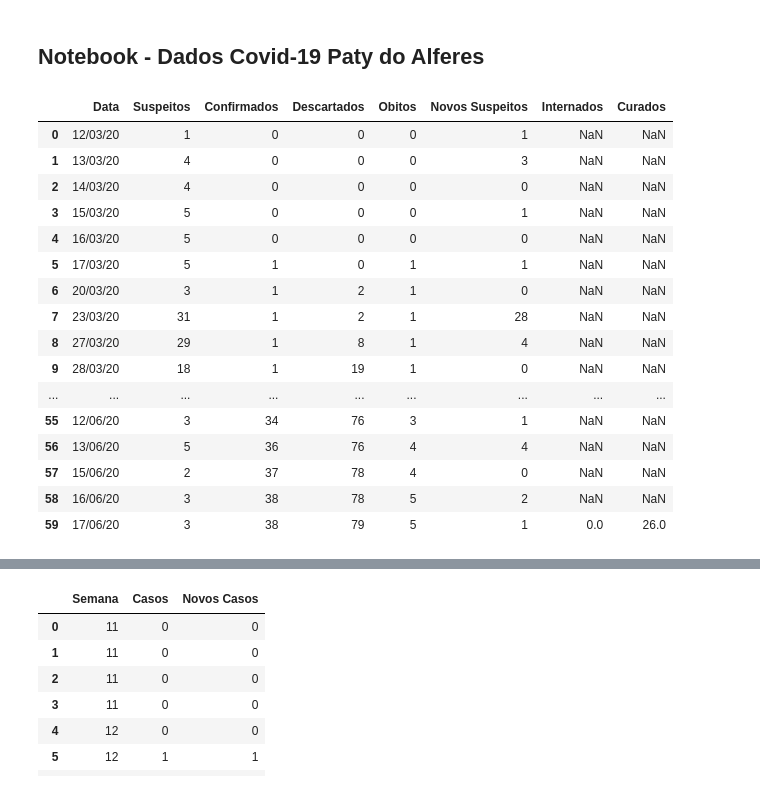
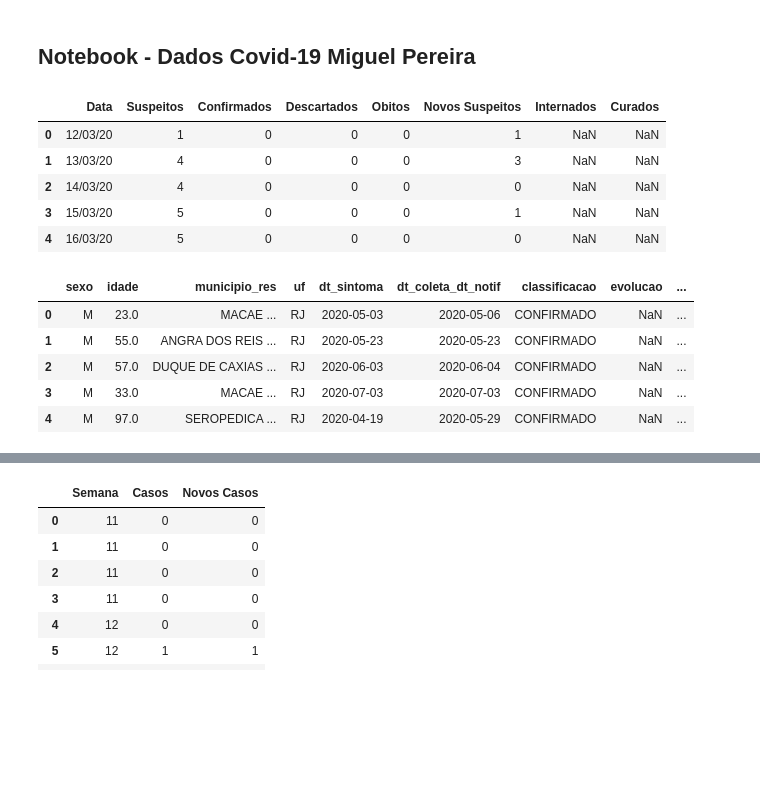
Before and after one commit to fpgdesa/CovidDashboard, a Jupyter notebook: dashboard/Notebook/Dados_Miguel.ipynb, the cells around one changed output, grey strips where cells are left out. Cells and saved outputs as stored; diff of their text form; code cells hidden in the pictures; blank space fills up the shorter version.

```diff
--- a/dashboard/Notebook/Dados_Miguel.ipynb
+++ b/dashboard/Notebook/Dados_Miguel.ipynb
@@ -1,4 +1,4 @@
 # %% [markdown]
-## Notebook - Dados Covid-19 Paty do Alferes
+## Notebook - Dados Covid-19 Miguel Pereira
 # %%
 import pandas as pd
@@ -10,24 +11,13 @@ from datetime import datetime,timedelta
 
 py.init_notebook_mode(connected=True)
 # %%
-data = pd.read_csv('../../Dados_miguel.csv')
+data = pd.read_csv('../../../Dados_miguel.csv')
 # %%
-data
+data.head()
 # %% [output]
 |  | Data | Suspeitos | Confirmados | Descartados | Obitos | Novos Suspeitos | Internados | Curados |
 | 0 | 12/03/20 | 1 | 0 | 0 | 0 | 1 | NaN | NaN |
 | 1 | 13/03/20 | 4 | 0 | 0 | 0 | 3 | NaN | NaN |
 | 2 | 14/03/20 | 4 | 0 | 0 | 0 | 0 | NaN | NaN |
 | 3 | 15/03/20 | 5 | 0 | 0 | 0 | 1 | NaN | NaN |
 | 4 | 16/03/20 | 5 | 0 | 0 | 0 | 0 | NaN | NaN |
-| 5 | 17/03/20 | 5 | 1 | 0 | 1 | 1 | NaN | NaN |
-| 6 | 20/03/20 | 3 | 1 | 2 | 1 | 0 | NaN | NaN |
-| 7 | 23/03/20 | 31 | 1 | 2 | 1 | 28 | NaN | NaN |
-| 8 | 27/03/20 | 29 | 1 | 8 | 1 | 4 | NaN | NaN |
-| 9 | 28/03/20 | 18 | 1 | 19 | 1 | 0 | NaN | NaN |
-| ... | ... | ... | ... | ... | ... | ... | ... | ... |
-| 55 | 12/06/20 | 3 | 34 | 76 | 3 | 1 | NaN | NaN |
-| 56 | 13/06/20 | 5 | 36 | 76 | 4 | 4 | NaN | NaN |
-| 57 | 15/06/20 | 2 | 37 | 78 | 4 | 0 | NaN | NaN |
-| 58 | 16/06/20 | 3 | 38 | 78 | 5 | 2 | NaN | NaN |
-| 59 | 17/06/20 | 3 | 38 | 79 | 5 | 1 | 0.0 | 26.0 |
@@ -33,0 +33,9 @@ data
+# %%
+data_ses.head()
+# %% [output]
+|  | sexo | idade | municipio_res | uf | dt_sintoma | dt_coleta_dt_notif | classificacao | evolucao | ... |
+| 0 | M | 23.0 | MACAE ... | RJ | 2020-05-03 | 2020-05-06 | CONFIRMADO | NaN | ... |
+| 1 | M | 55.0 | ANGRA DOS REIS ... | RJ | 2020-05-23 | 2020-05-23 | CONFIRMADO | NaN | ... |
+| 2 | M | 57.0 | DUQUE DE CAXIAS ... | RJ | 2020-06-03 | 2020-06-04 | CONFIRMADO | NaN | ... |
+| 3 | M | 33.0 | MACAE ... | RJ | 2020-07-03 | 2020-07-03 | CONFIRMADO | NaN | ... |
+| 4 | M | 97.0 | SEROPEDICA ... | RJ | 2020-04-19 | 2020-05-29 | CONFIRMADO | NaN | ... |
```
Also changed, not shown: parts of 17 cells of this notebook, 2 other files.
